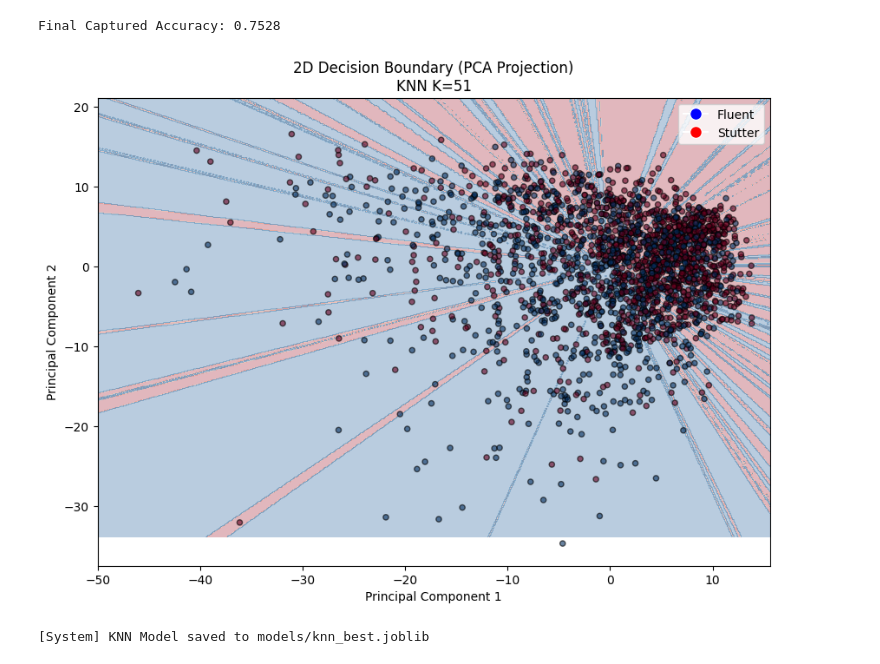
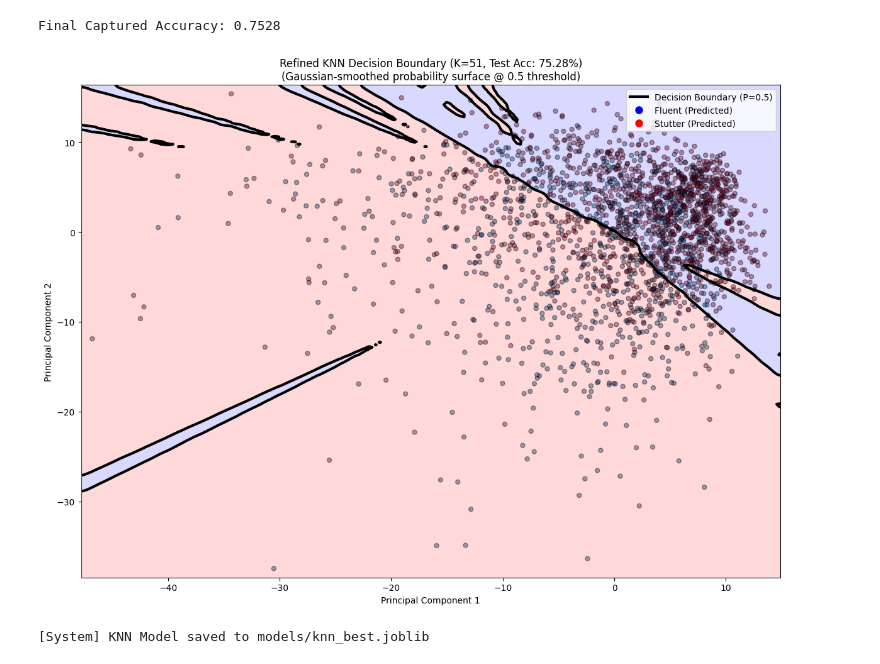
Before and after one commit to Photon-139/Stuttering-Detection-Term-Project, a Jupyter notebook: KNN_Distance_Analysis.ipynb, the cells around one changed output. Drawn from its saved outputs; the diff is of its cells as text; code cells hidden in the pictures.

Commit message:
Fixed plots in notebooks

```diff
--- a/KNN_Distance_Analysis.ipynb
+++ b/KNN_Distance_Analysis.ipynb
@@ -201,41 +203,60 @@ weighted avg       0.76      0.75      0.75      2168
 [figure]
 Final Captured Accuracy: 0.7528
 # %%
-# 1. Dimensionality Reduction (768D -> 2D)
-pca = PCA(n_components=2)
-X_train_pca = pca.fit_transform(X_train_final)
-X_test_pca = pca.transform(X_test_final)
+import scipy.ndimage as ndimage
+from sklearn.manifold import TSNE
 
-# 2. Fit KNN on the 2D projected data
-# Using the best K found from your GridSearch
-K = knn_grid.best_params_['n_neighbors']
-plot_knn = KNeighborsClassifier(n_neighbors=K, metric='cosine')
-plot_knn.fit(X_train_pca, y_train_bal)
+# --- PART 1: COMPUTATION ---
+# 1. 2D Manifolds
+pca_vis = PCA(n_components=2, random_state=RANDOM_SEED)
+X_test_pca = pca_vis.fit_transform(X_test_final)
+X_train_pca = pca_vis.transform(X_train_final)
 
-# 3. Create a meshgrid to plot the decision boundaries
-h = .1  # step size in the mesh
-x_min, x_max = X_train_pca[:, 0].min() - 1, X_train_pca[:, 0].max() + 1
-y_min, y_max = X_train_pca[:, 1].min() - 1, X_train_pca[:, 1].max() + 1
-xx, yy = np.meshgrid(np.arange(x_min, x_max, h), np.arange(y_min, y_max, h))
+# 2. Fit KNN specifically in PCA 2D space (Correctness check ✅)
+K_val = knn_grid.best_params_['n_neighbors']
+plot_knn_2d = KNeighborsClassifier(n_neighbors=K_val, metric='cosine')
+plot_knn_2d.fit(X_train_pca, y_train_bal)
 
-Z = plot_knn.predict(np.c_[xx.ravel(), yy.ravel()])
-Z = Z.reshape(xx.shape)
+# 3. Generate Smoothed Probability Surface
+res = 200 # Clean resolution
+x_min, x_max = X_test_pca[:, 0].min() - 1, X_test_pca[:, 0].max() + 1
+y_min, y_max = X_test_pca[:, 1].min() - 1, X_test_pca[:, 1].max() + 1
+xx, yy = np.meshgrid(np.linspace(x_min, x_max, res), np.linspace(y_min, y_max, res))
 
-# 4. Generate the Plot
-plt.figure(figsize=(10, 7))
-plt.contourf(xx, yy, Z, alpha=0.3, cmap='RdBu') # Red/Blue boundary colors
-plt.scatter(X_test_pca[:, 0], X_test_pca[:, 1], c=y_test, edgecolor='k', s=20, cmap='RdBu', alpha=0.6)
+Z_prob = plot_knn_2d.predict_proba(np.c_[xx.ravel(), yy.ravel()])[:, 1].reshape(xx.shape)
+# Apply Gaussian smoothing to remove "spaghetti" artifacts (Visualization only ✅)
+Z_smoothed = ndimage.gaussian_filter(Z_prob, sigma=1.5)
 
-plt.title(f"2D Decision Boundary (PCA Projection)\nKNN K={K}")
+# --- PART 2: PLOTTING ---
+fig, axes = plt.subplots(1, 1, figsize=(12, 9))
+
+# A. Filled Contours (Communicates class regions clearly)
+axes.contourf(xx, yy, Z_smoothed, levels=[0, 0.5, 1], alpha=0.15, colors=['blue', 'red'])
+
+# B. The Critical 0.5 Boundary (Single clean line)
+axes.contour(xx, yy, Z_smoothed, levels=[0.5], colors='black', linewidths=3)
+
+# C. Real Prediction Scatter
+axes.scatter(X_test_pca[:, 0], X_test_pca[:, 1], c=y_pred, cmap='RdBu',
+            edgecolors='k', alpha=0.4, s=25)
+
+plt.title(f"Refined KNN Decision Boundary (K={K_val}, Test Acc: {knn_final_accuracy:.2%})\n(Gaussian-smoothed probability surface @ 0.5 threshold)")
 plt.xlabel("Principal Component 1")
 plt.ylabel("Principal Component 2")
-plt.legend(handles=[
-    plt.Line2D([0], [0], marker='o', color='w', label='Fluent', markerfacecolor='blue', markersize=10),
-    plt.Line2D([0], [0], marker='o', color='w', label='Stutter', markerfacecolor='red', markersize=10)
-], loc='upper right')
+
+# Unified Legend
+from matplotlib.lines import Line2D
+legend_elements = [
+    Line2D([0], [0], color='black', lw=3, label='Decision Boundary (P=0.5)'),
+    Line2D([0], [0], marker='o', color='w', label='Fluent (Predicted)', markerfacecolor='blue', markersize=10),
+    Line2D([0], [0], marker='o', color='w', label='Stutter (Predicted)', markerfacecolor='red', markersize=10)
+]
+plt.legend(handles=legend_elements, loc='upper right')
+
+plt.tight_layout()
 plt.show()
 # %% [output]
-[figure, old version]
+[figure, new version]
 # %%
 import joblib
 
```
Also changed, not shown: parts of 3 cells of this notebook, 10 other files.
